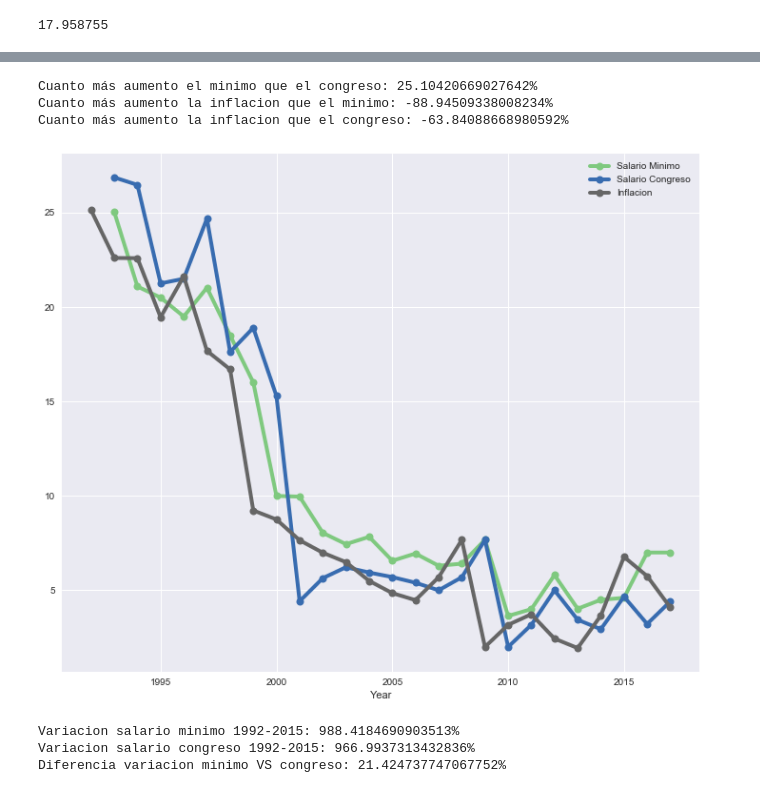
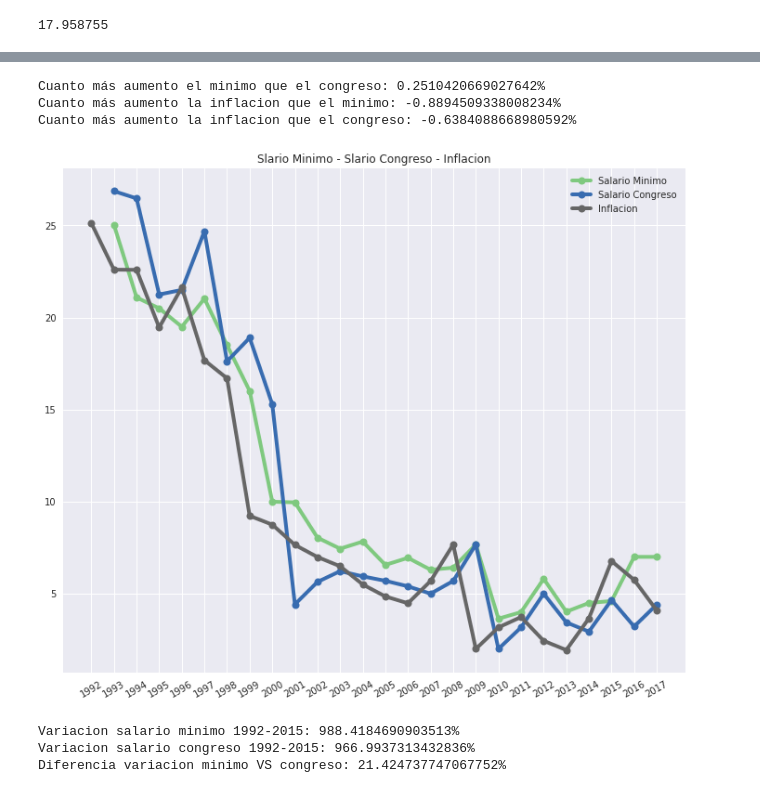
Before and after one commit to DarkDruiD/Consulta-Popular-Anticorrupcion, a Jupyter notebook: Consulta.ipynb, the cells around one changed output, grey strips where cells are left out. Drawn from its saved outputs; the diff is of its cells as text; code cells hidden in the pictures.

```diff
--- a/Consulta.ipynb
+++ b/Consulta.ipynb
@@ -404,30 +479,35 @@ Diferencia variacion minimo VS congreso: 2.592237545900815%
 # %%
 df = get_cpi_df()
 cvm = get_cpi_df()[["Salario Minimo", "Salario Congreso", "Inflacion"]].loc[1992:]
 cvm[["Salario Minimo", "Salario Congreso"]] = cvm[["Salario Minimo", "Salario Congreso"]].pct_change()
 cvm[["Salario Minimo", "Salario Congreso"]] = cvm[["Salario Minimo", "Salario Congreso"]] * 100
 
-cvm.plot(label="Transición",
+g = cvm.plot(label="Transición",
          figsize=(12, 10),
          linewidth=4,
          style="-o",
          ms=8,
-         colormap='Accent')
+         colormap='Accent',
+         title="Slario Minimo - Slario Congreso - Inflacion",
+         xticks=cvm.index.values)
+_ = g.set_xticklabels(labels=cvm.index.values, rotation=30)
+g.xaxis.label.set_visible(False)
+g.yaxis.label.set_visible(False)
 
 cvm_m = cvm.mean()
 cvm_m
 diff_min_con = (cvm_m["Salario Minimo"] - cvm_m["Salario Congreso"])
 diff_inf_con = (cvm_m["Inflacion"] - cvm_m["Salario Congreso"])
 diff_inf_min = (cvm_m["Inflacion"] - cvm_m["Salario Minimo"])
 
-print("Cuanto más aumento el minimo que el congreso: {}%".format(diff_min_con * 100))
-print("Cuanto más aumento la inflacion que el minimo: {}%".format(diff_inf_min * 100))
-print("Cuanto más aumento la inflacion que el congreso: {}%".format(diff_inf_con * 100))
+print("Cuanto más aumento el minimo que el congreso: {}%".format(diff_min_con))
+print("Cuanto más aumento la inflacion que el minimo: {}%".format(diff_inf_min))
+print("Cuanto más aumento la inflacion que el congreso: {}%".format(diff_inf_con))
 # %% [output]
-Cuanto más aumento el minimo que el congreso: 25.10420669027642%
-Cuanto más aumento la inflacion que el minimo: -88.94509338008234%
-Cuanto más aumento la inflacion que el congreso: -63.84088668980592%
+Cuanto más aumento el minimo que el congreso: 0.2510420669027642%
+Cuanto más aumento la inflacion que el minimo: -0.8894509338008234%
+Cuanto más aumento la inflacion que el congreso: -0.6384088668980592%
-[figure, old version]
+[figure, new version]
 # %%
 df = get_cpi_df()
 cvm = get_cpi_df()[["Salario Minimo", "Salario Congreso", "Inflacion"]]
```
Also changed, not shown: parts of 15 cells of this notebook.
